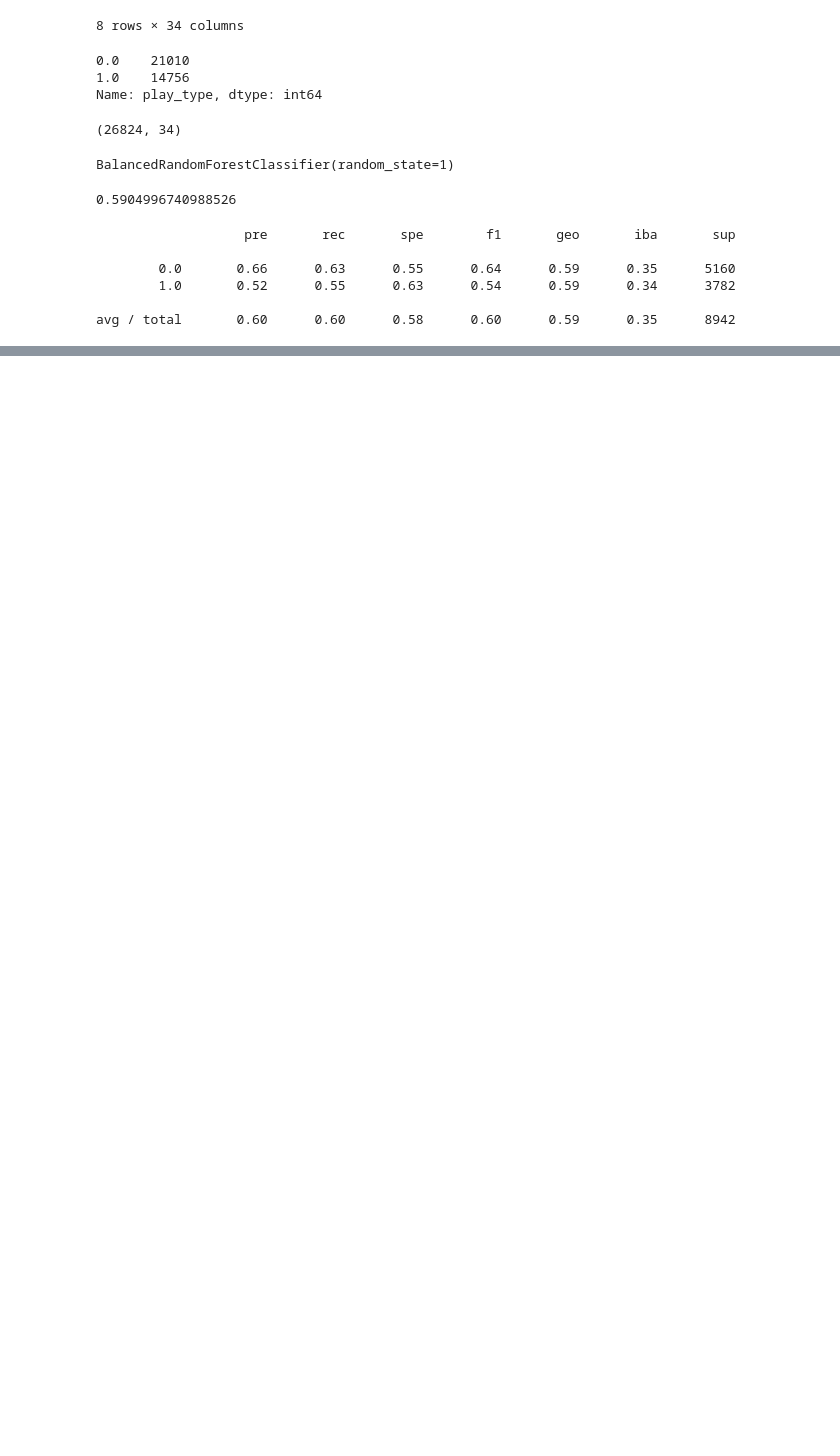
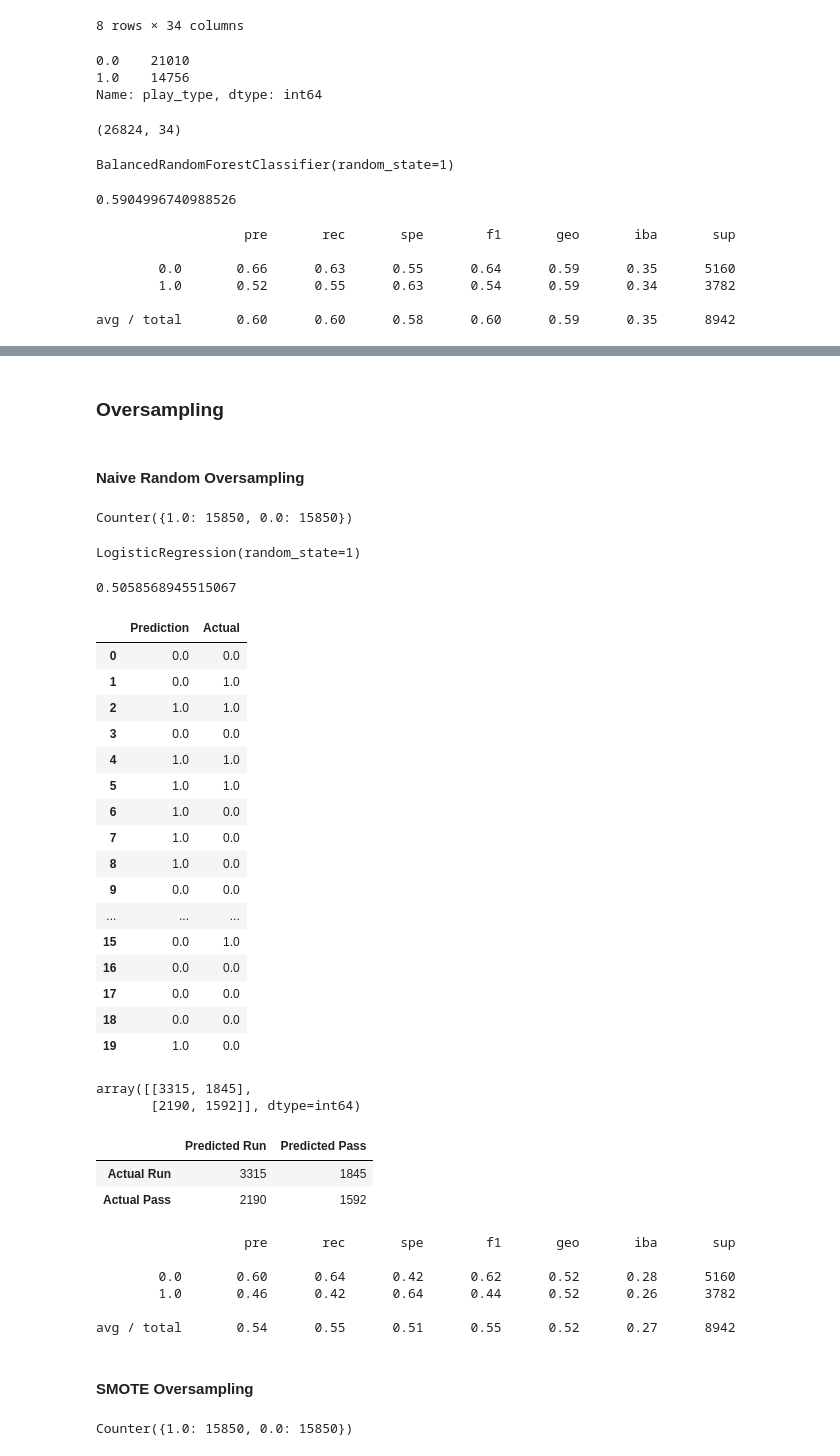
Before and after one commit to rudyk30/Football_Play_Decisions, a Jupyter notebook: MLMockUp.ipynb, the cells around one changed output, grey strips where cells are left out. Drawn from its saved outputs; the diff is of its cells as text; code cells hidden in the pictures; blank space fills up the shorter version.

Commit message:
Re-Sampling and Oversampling

```diff
--- a/MLMockUp.ipynb
+++ b/MLMockUp.ipynb
@@ -127,0 +155,72 @@ avg / total       0.60      0.60      0.58      0.60      0.59      0.35      89
+# %% [markdown]
+### Oversampling
+# %% [markdown]
+#### Naive Random Oversampling
+# %%
+ros = RandomOverSampler(random_state=1)
+X_resamp, y_resamp = ros.fit_resample(X_train, y_train)
+Counter(y_resamp)
+# %% [output]
+Counter({1.0: 15850, 0.0: 15850})
+# %%
+model = LogisticRegression(solver='lbfgs', random_state=1)
+model.fit(X_resamp, y_resamp)
+# %% [output]
+LogisticRegression(random_state=1)
+# %%
+y_pred = model.predict(X_test)
+balanced_accuracy_score(y_test, y_pred)
+# %% [output]
+0.5058568945515067
+# %%
+results = pd.DataFrame({"Prediction": y_pred, "Actual": y_test}).reset_index(drop=True)
+results.head(20)
+# %% [output]
+|  | Prediction | Actual |
+| 0 | 0.0 | 0.0 |
+| 1 | 0.0 | 1.0 |
+| 2 | 1.0 | 1.0 |
+| 3 | 0.0 | 0.0 |
+| 4 | 1.0 | 1.0 |
+| 5 | 1.0 | 1.0 |
+| 6 | 1.0 | 0.0 |
+| 7 | 1.0 | 0.0 |
+| 8 | 1.0 | 0.0 |
+| 9 | 0.0 | 0.0 |
+| ... | ... | ... |
+| 15 | 0.0 | 1.0 |
+| 16 | 0.0 | 0.0 |
+| 17 | 0.0 | 0.0 |
+| 18 | 0.0 | 0.0 |
+| 19 | 1.0 | 0.0 |
+# %%
+matrix = confusion_matrix(y_test, y_pred)
+# %% [output]
+array([[3315, 1845],
+       [2190, 1592]], dtype=int64)
+# %%
+matrix = confusion_matrix(y_test, y_pred)
+cm_df = pd.DataFrame(
+    matrix, index=["Actual Run", "Actual Pass"], columns=["Predicted Run", "Predicted Pass"])
+cm_df
+# %% [output]
+|  | Predicted Run | Predicted Pass |
+| Actual Run | 3315 | 1845 |
+| Actual Pass | 2190 | 1592 |
+# %%
+print(classification_report_imbalanced(y_test, y_pred))
+# %% [output]
+                   pre       rec       spe        f1       geo       iba       sup
+
+        0.0       0.60      0.64      0.42      0.62      0.52      0.28      5160
+        1.0       0.46      0.42      0.64      0.44      0.52      0.26      3782
+
+avg / total       0.54      0.55      0.51      0.55      0.52      0.27      8942
+# %% [markdown]
+#### SMOTE Oversampling
+# %%
+X_resamp, y_resamp = SMOTE(random_state=1,
+sampling_strategy='auto').fit_resample(X_train, y_train)
+Counter(y_resamp)
+# %% [output]
+Counter({1.0: 15850, 0.0: 15850})
```
Also changed, not shown: parts of 9 cells of this notebook.
